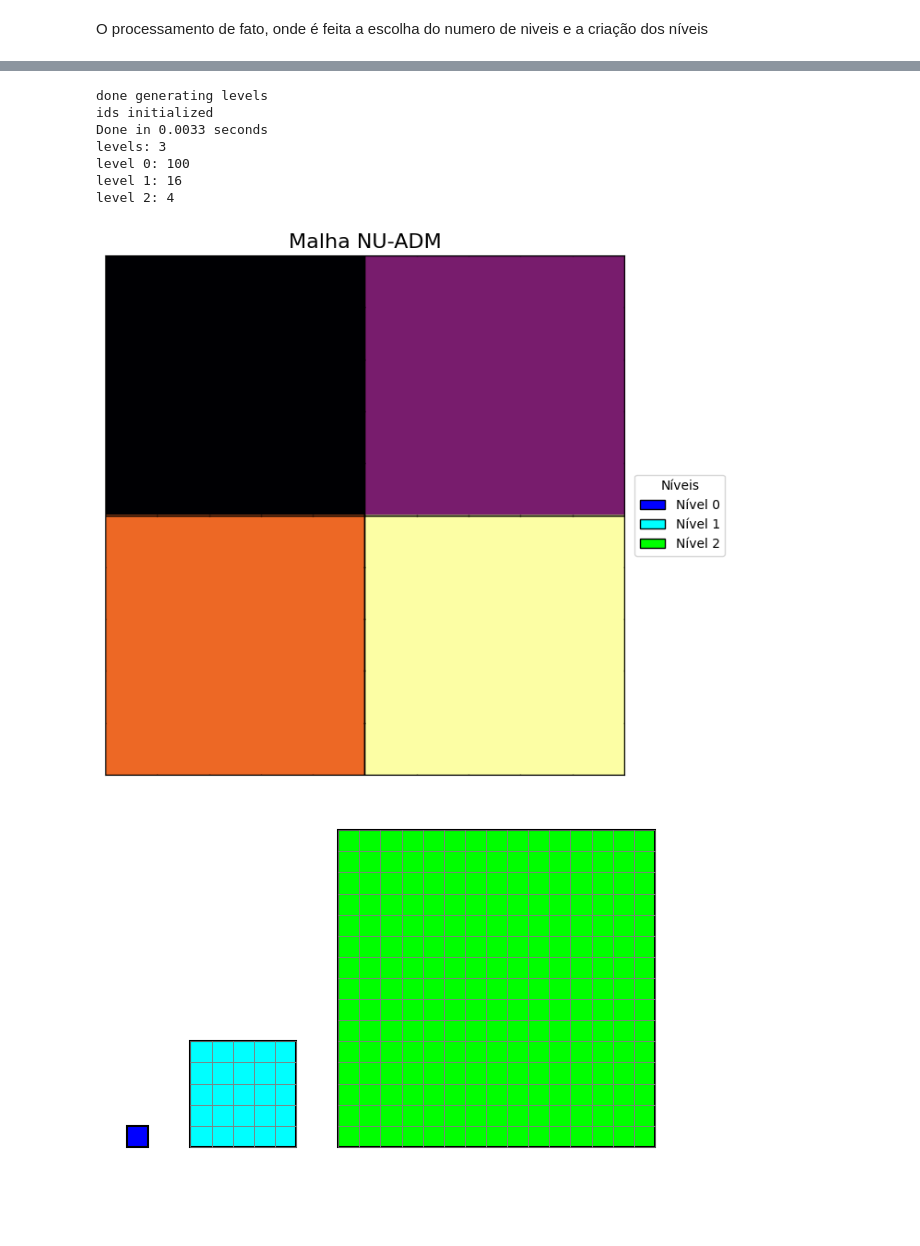
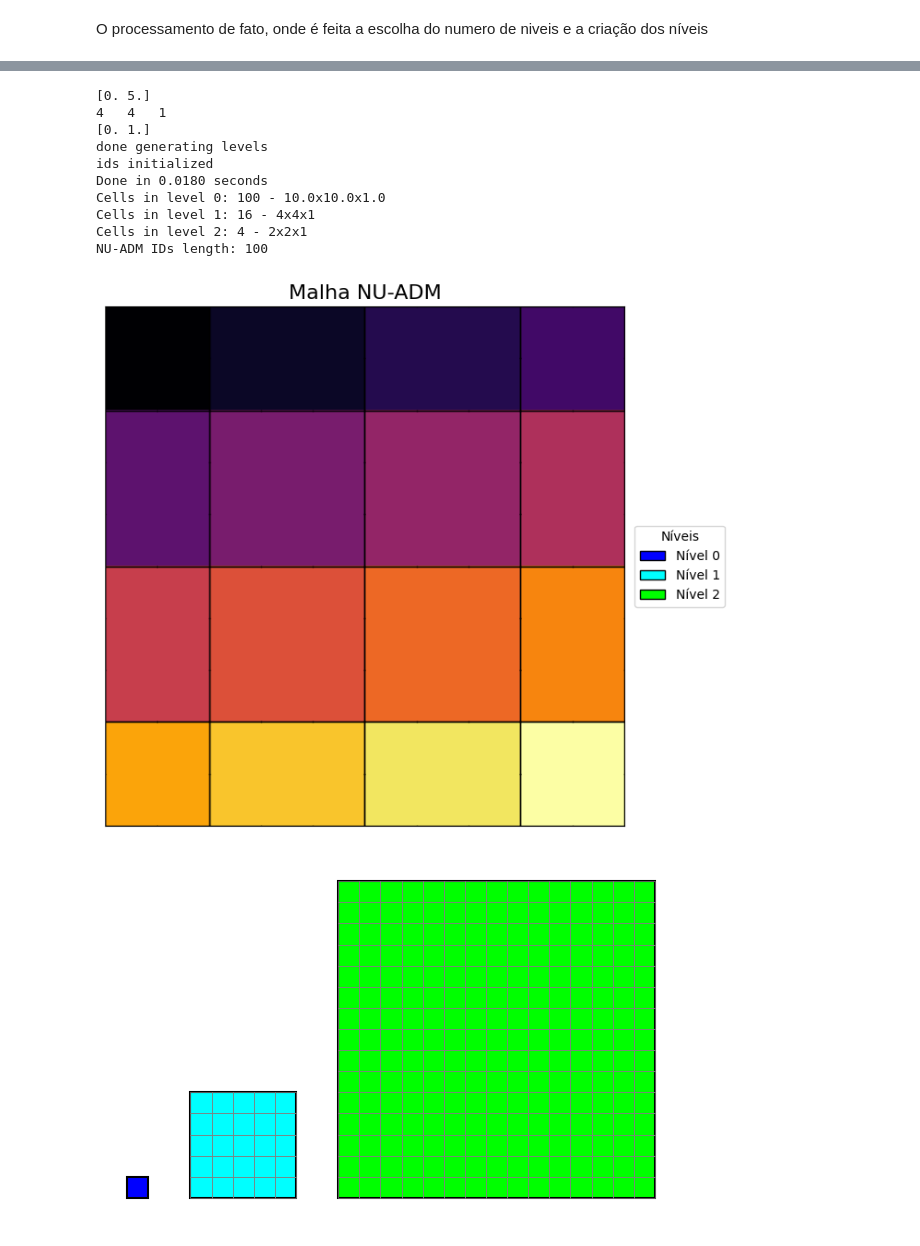
Before and after one commit to Strateago/Projeto-IC, a Jupyter notebook: Projeto_IC.ipynb, the cells around one changed output, grey strips where cells are left out. Cells and saved outputs as stored; diff of their text form; code cells hidden in the pictures; blank space fills up the shorter version.

```diff
--- a/Projeto_IC.ipynb
+++ b/Projeto_IC.ipynb
@@ -397,8 +207,7 @@ def label_levels_from_fines(adjs, fines, max_level):
     return levels
 # %%
 # Seu código original de definição de adjs e fines
-_, adjs = generate_adj_cent(H, V, A)
-centroids = generate_centroids_areas_and_adjacencies(H, V, A)
+centroids, adjs = generate_adj_cent(H, V, A)
 gids = np.arange(H*V*A)
 levels = label_levels_from_fines(adjs, gids[fines],1)
 # %%
@@ -408,20 +217,22 @@ nX = [3, 3]
 nY = [3, 3]
 nZ = [5, 3]
 init = time.time()
-sla = NUADM_ID(nX, nY, nZ, niveis=3)
-sla.generate_levels(centroids)
-sla.generate_ids(levels)
+sla = MultiLevel_NUADM(nX, nY, nZ, levels=3)
+ids = sla.run(centroids, levels)
 fim = time.time()
 print(f'Done in {fim-init :.4f} seconds')
 sla.validate()
 # %% [output]
+[0. 5.]
+4   4   1
+[0. 1.]
 done generating levels
 ids initialized
-Done in 0.0033 seconds
-levels: 3
-level 0: 100
-level 1: 16
-level 2: 4
+Done in 0.0180 seconds
+Cells in level 0: 100 - 10.0x10.0x1.0
+Cells in level 1: 16 - 4x4x1
+Cells in level 2: 4 - 2x2x1
+NU-ADM IDs length: 100
 # %%
 # import numpy as np
 # import gstools as gs
@@ -506,9 +317,9 @@ def draw_grid(ax, x0, y0, H, V, edge_color='black'):
                 edgecolor=edge_color,
                 linewidth=0.5
             ))
-comp_mesh = 1
+comp_mesh = 0
 lvls = levels.reshape((H, V))
-fina = sla.malha_fina.reshape((H, V))
+fina = sla.fine_mesh.reshape((H, V))
 comp = sla.mapping[comp_mesh].reshape((H, V))
 id_nuadm = sla.id_NUADM.reshape((H, V))
 dual = []
@@ -564,34 +375,34 @@ for i in range(H):
         if i == H - 1 or comp[i + 1, j] != val:
             ax.plot([j, j + 1], [i + 1, i + 1], color='black', linewidth=1)
         # Esquerda
         if j > 0 and comp[i, j - 1] != val:
             ax.plot([j, j], [i, i + 1], color='black', linewidth=1)
         elif j == 0:
             ax.plot([j, j], [i, i + 1], color='black', linewidth=1)
         # Direita
         if j == V - 1 or comp[i, j + 1] != val:
             ax.plot([j + 1, j + 1], [i, i + 1], color='black', linewidth=1)
 
 
 # Remover os eixos
 ax.set_xlim(0, V)
 ax.set_ylim(H, 0)
 ax.set_xticks([])
 ax.set_yticks([])
 ax.set_xticklabels([])
 ax.set_yticklabels([])
 # ax.set_xlabel(V, fontsize=14)
 # ax.set_ylabel(H, fontsize=14, rotation=0, labelpad=10)
 ax.tick_params(left=False, bottom=False)
 
 # Exibir grade
 ax.grid(False)
 
 plt.title(f'Malha NU-ADM', fontsize=16)
 plt.tight_layout()
 plt.show()
 # %% [output]
-[figure, old version]
+[figure, new version]
 # %%
 import matplotlib.pyplot as plt
 from matplotlib.patches import Rectangle
```
Also changed, not shown: parts of 12 cells of this notebook, 3 other files.
